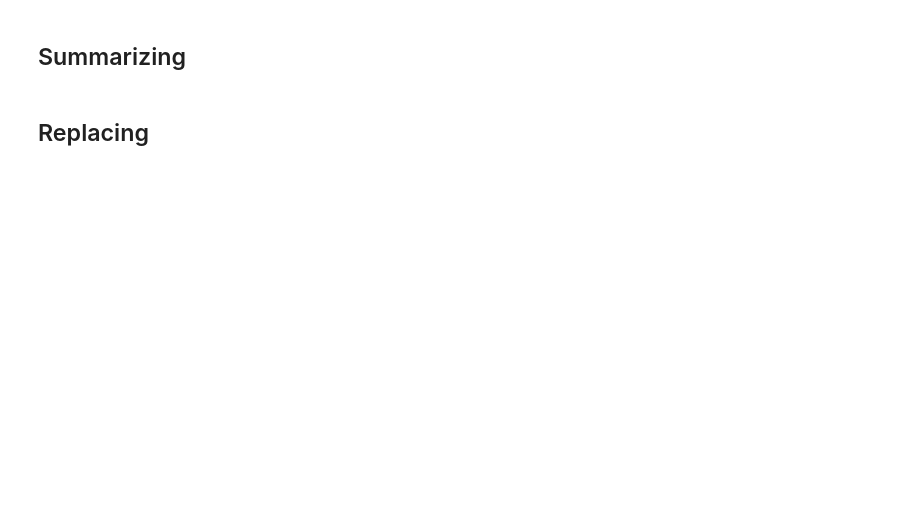
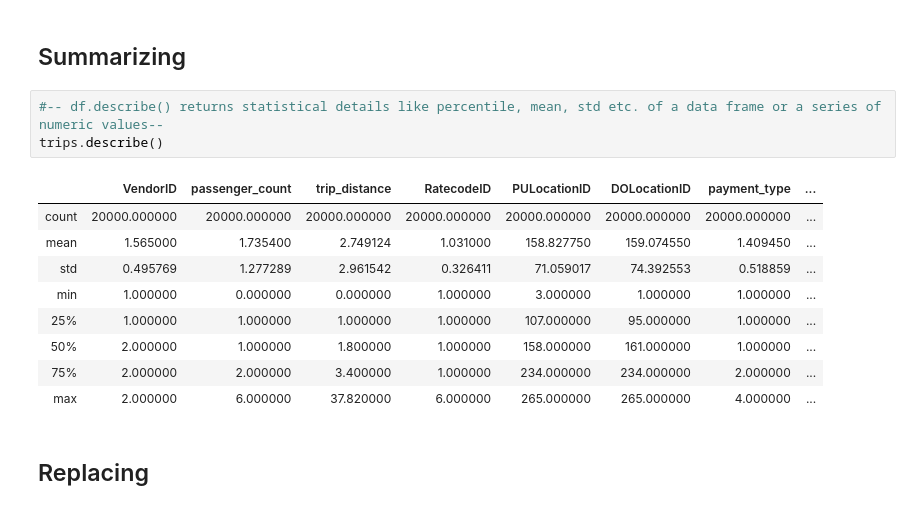
Before and after one commit to alnew/Intro_to_python_notebook, a Jupyter notebook: data_manipulation_python.ipynb, the cells around one changed output. Drawn from its saved outputs; the diff is of its cells as text; blank space fills up the shorter version.

```diff
--- a/data_manipulation_python.ipynb
+++ b/data_manipulation_python.ipynb
@@ -247,4 +359,17 @@ trips.loc[trips['passenger_count'] != 1]
 # %% [markdown]
 ## Summarizing
+# %%
+#-- df.describe() returns statistical details like percentile, mean, std etc. of a data frame or a series of numeric values--
+trips.describe()
+# %% [output]
+|  | VendorID | passenger_count | trip_distance | RatecodeID | PULocationID | DOLocationID | payment_type | ... |
+| count | 20000.000000 | 20000.000000 | 20000.000000 | 20000.000000 | 20000.000000 | 20000.000000 | 20000.000000 | ... |
+| mean | 1.565000 | 1.735400 | 2.749124 | 1.031000 | 158.827750 | 159.074550 | 1.409450 | ... |
+| std | 0.495769 | 1.277289 | 2.961542 | 0.326411 | 71.059017 | 74.392553 | 0.518859 | ... |
+| min | 1.000000 | 0.000000 | 0.000000 | 1.000000 | 3.000000 | 1.000000 | 1.000000 | ... |
+| 25% | 1.000000 | 1.000000 | 1.000000 | 1.000000 | 107.000000 | 95.000000 | 1.000000 | ... |
+| 50% | 2.000000 | 1.000000 | 1.800000 | 1.000000 | 158.000000 | 161.000000 | 1.000000 | ... |
+| 75% | 2.000000 | 2.000000 | 3.400000 | 1.000000 | 234.000000 | 234.000000 | 2.000000 | ... |
+| max | 2.000000 | 6.000000 | 37.820000 | 6.000000 | 265.000000 | 265.000000 | 4.000000 | ... |
 # %% [markdown]
 ## Replacing
```
Also changed, not shown: parts of 53 cells of this notebook.
